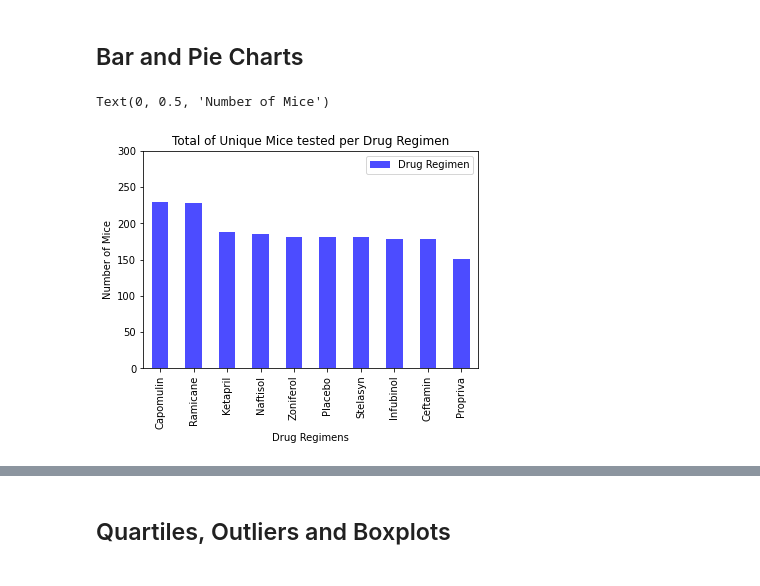
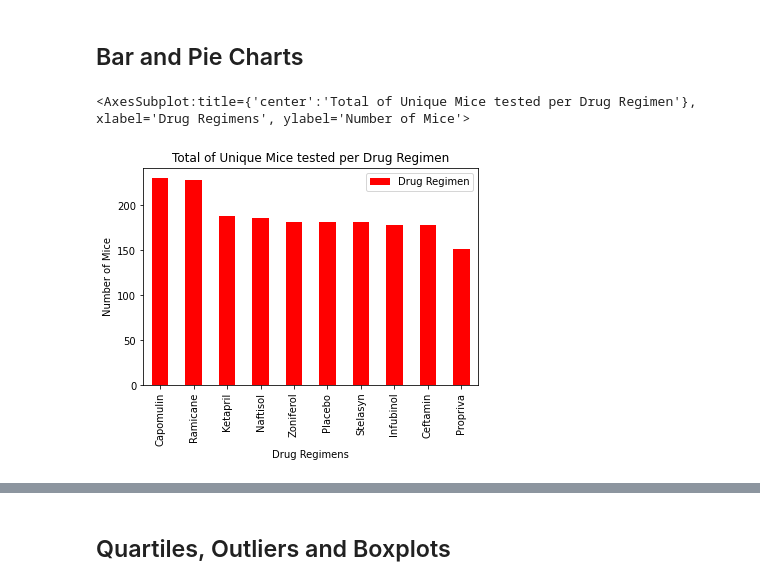
Before and after one commit to patrickfspring/A-Pharamaceuticals-Study-of-Anti-Cancer-Drugs-using-Matplotlib, a Jupyter notebook: Pymaceuticals/pymaceuticals_starter.ipynb, the cells around one changed output, grey strips where cells are left out. Drawn from its saved outputs; the diff is of its cells as text; code cells hidden in the pictures.

```diff
--- a/Pymaceuticals/pymaceuticals_starter.ipynb
+++ b/Pymaceuticals/pymaceuticals_starter.ipynb
@@ -118,15 +118,13 @@ mouse_metadata_df.groupby("Drug Regimen").agg({"Tumor Volume (mm3)": ["mean", "m
 # %% [markdown]
 ## Bar and Pie Charts
 # %%
-# Generate a bar plot showing the total number of unique mice tested on each drug regimen using pandas.
-## count - drug_regimens = pd.DataFrame(mouse_metadata_df["Drug Regimen"].value_counts()).count()
 unique_mice_tested_df = pd.DataFrame(mouse_metadata_df["Drug Regimen"].value_counts())
-unique_mice_tested_df.plot.bar(color='b', alpha=0.7, align="center")
-tick_locations = [value for value in x_axis]
-plt.ylim(0, 300)
-plt.title("Total of Unique Mice tested per Drug Regimen")
-plt.xlabel("Drug Regimens")
-plt.ylabel("Number of Mice")
+unique_mice_tested_df.plot.bar(x=None,
+                               y=None,
+                               color="red",
+                               title="Total of Unique Mice tested per Drug Regimen",
+                               xlabel="Drug Regimens",
+                               ylabel="Number of Mice")
 # %% [output]
-Text(0, 0.5, 'Number of Mice')
+<AxesSubplot:title={'center':'Total of Unique Mice tested per Drug Regimen'}, xlabel='Drug Regimens', ylabel='Number of Mice'>
-[figure, old version]
+[figure, new version]
```
Also changed, not shown: parts of 2 cells of this notebook.
